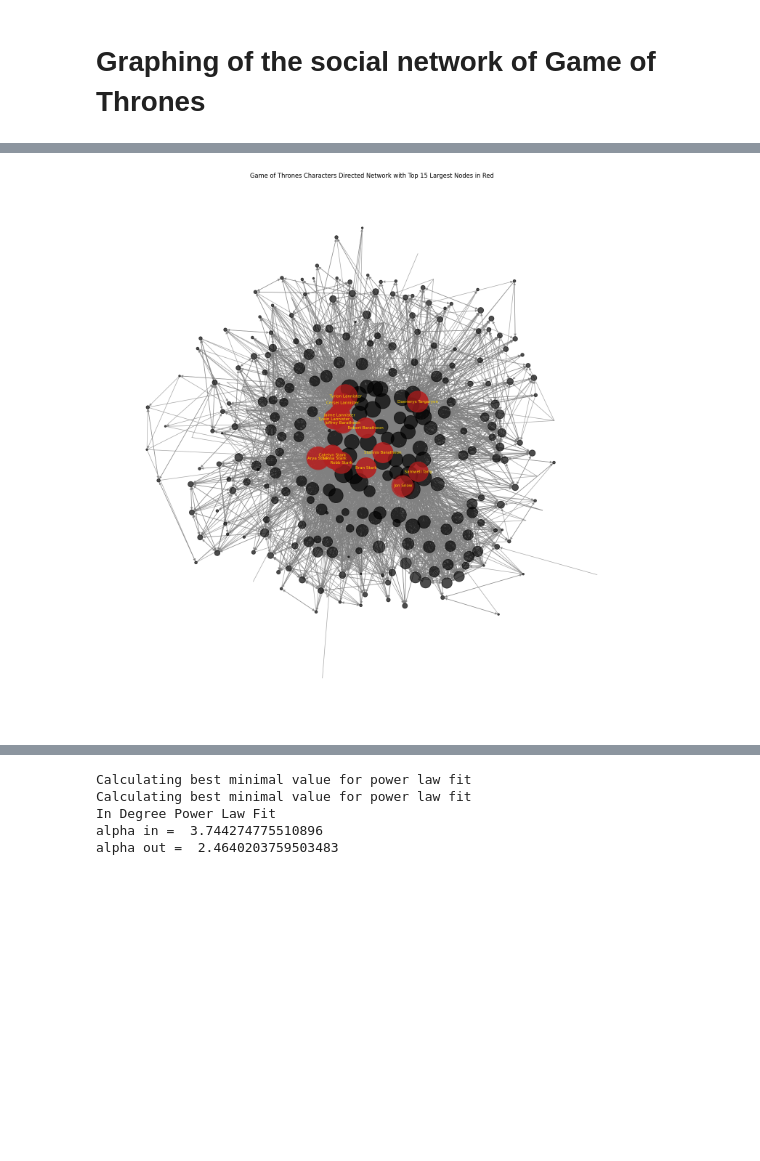
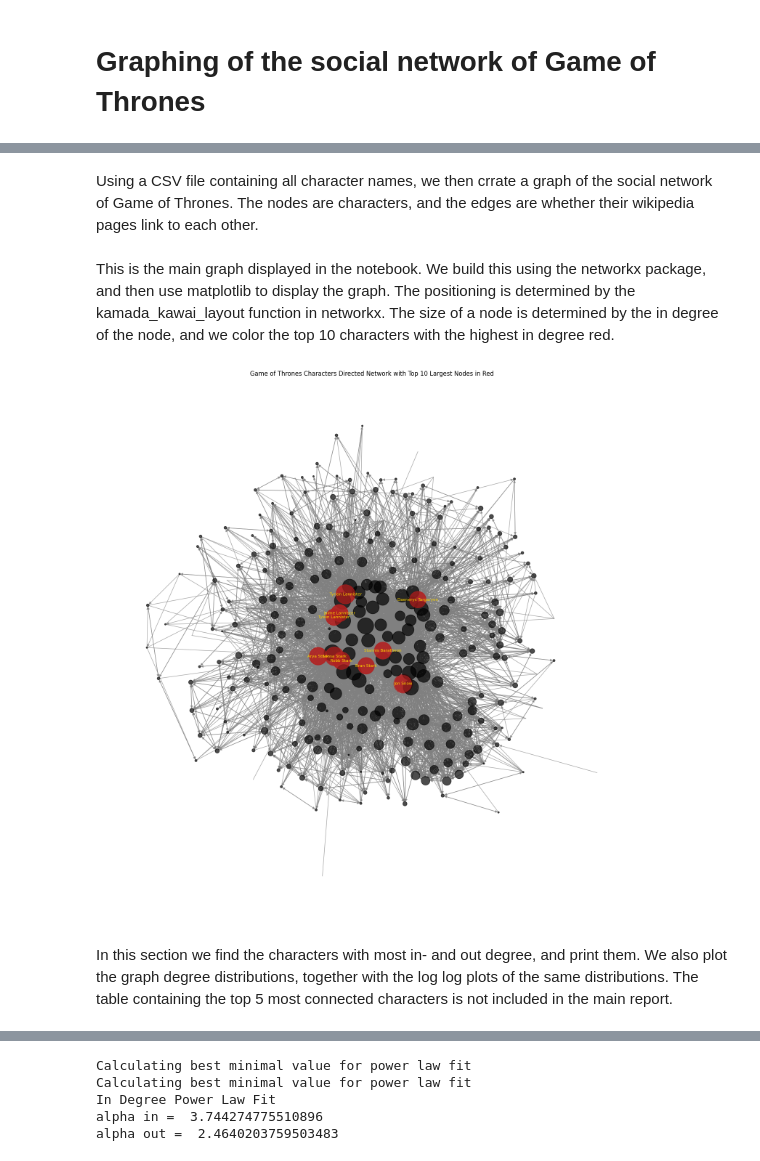
Before and after one commit to s204466/Social-Graph, a Jupyter notebook: explainer_notebook.ipynb, the cells around one changed output, grey strips where cells are left out. Drawn from its saved outputs; the diff is of its cells as text; code cells hidden in the pictures; blank space fills up the shorter version.

```diff
--- a/explainer_notebook.ipynb
+++ b/explainer_notebook.ipynb
@@ -48,6 +68,8 @@ def in_out_degrees(G):
     out_degrees = sorted(out_degrees.items(), key=lambda x: x[1], reverse=True)[:5]
 
     return in_degrees, out_degrees
+# %% [markdown]
+Using a CSV file containing all character names, we then crrate a graph of the social network of Game of Thrones. The nodes are characters, and the edges are whether their wikipedia pages link to each other.
 # %%
 # Load the CSV file with the Game of Thrones characters' names
 character_names = []
@@ -76,19 +97,21 @@ nx.write_graphml(G, "got_network.graphml")
 # If you have already saved the graph, you can load it from the file
 G = nx.read_graphml("got_network.graphml")
+# %% [markdown]
+This is the main graph displayed in the notebook. We build this using the networkx package, and then use matplotlib to display the graph. The positioning is determined by the kamada_kawai_layout function in networkx. The size of a node is determined by the in degree of the node, and we color the top 10 characters with the highest in degree red.
 # %%
 # Calculate in-degrees
 in_degrees = G.in_degree()
 
-# Determine the 15 nodes with the highest in-degrees
-top_15_nodes = sorted(in_degrees, key=lambda x: x[1], reverse=True)[:15]
+# Determine the 10 nodes with the highest in-degrees
+top_10_nodes = sorted(in_degrees, key=lambda x: x[1], reverse=True)[:10]
 
-# Create a list of labels for the 15 biggest nodes
+# Create a list of labels for the 10 biggest nodes
 node_labels = {}
-for node, in_degree in top_15_nodes:
+for node, in_degree in top_10_nodes:
     node_labels[node] = node
 
 # Calculate node sizes based on in-degrees
-node_sizes = [in_degree * 15 for _, in_degree in in_degrees]
+node_sizes = [in_degree * 10 for _, in_degree in in_degrees]
 
 # Use the Kamada-Kawai layout algorithm for node positioning
 pos = nx.kamada_kawai_layout(G)
@@ -96,44 +119,46 @@ pos = nx.kamada_kawai_layout(G)
 # Increase the figure size for better visualization
 plt.figure(figsize=(15, 15))
 
-# Specify a different color for the 15 largest nodes
-node_colors = ["firebrick" if node in [node for node, _ in top_15_nodes] else "black" for node in G.nodes()]
+# Specify a different color for the 10 largest nodes
+node_colors = ["firebrick" if node in [node for node, _ in top_10_nodes] else "black" for node in G.nodes()]
 
 # Remove self loops
 G.remove_edges_from(nx.selfloop_edges(G))
 
-# Draw nodes with sizes and labels for all nodes except the top 15
+# Draw nodes with sizes and labels for all nodes except the top 10
 nx.draw(G,
         pos=pos,
         with_labels=False,
         node_size=node_sizes,
         node_color=node_colors,
         edge_color="grey",
         font_size=10,
         alpha=0.7,
         arrows=True
     )
 
-# Draw labels for the 15 largest nodes
+# Draw labels for the 10 largest nodes
 nx.draw_networkx_labels(G, pos, labels=node_labels, font_size=8, font_color='gold')
 
-# Extract information for the top 15 nodes
-top_15_node_list = [node for node, _ in top_15_nodes]
-top_node_sizes = [size for node, size in zip(G.nodes(), node_sizes) if node in top_15_node_list]
+# Extract information for the top 10 nodes
+top_10_node_list = [node for node, _ in top_10_nodes]
+top_node_sizes = [size for node, size in zip(G.nodes(), node_sizes) if node in top_10_node_list]
 
-# Draw the top 15 nodes again to ensure they're on top
+# Draw the top 10 nodes again to ensure they're on top
 nx.draw_networkx_nodes(G,
                        pos,
-                       nodelist=top_15_node_list,
+                       nodelist=top_10_node_list,
                        node_size=top_node_sizes,
                        node_color="firebrick",
                        alpha=0.7
                       )
 
-plt.title("Game of Thrones Characters Directed Network with Top 15 Largest Nodes in Red")
+plt.title("Game of Thrones Characters Directed Network with Top 10 Largest Nodes in Red")
 plt.show()
 # %% [output]
-[figure, old version]
+[figure, new version]
+# %% [markdown]
+In this section we find the characters with most in- and out degree, and print them. We also plot the graph degree distributions, together with the log log plots of the same distributions. The table containing the top 5 most connected characters is not included in the main report.
 # %%
 print('Top 5 most connected nodes (characters):\n')
 in_degrees, out_degrees = in_out_degrees(G)
```
Also changed, not shown: parts of 47 cells of this notebook.
